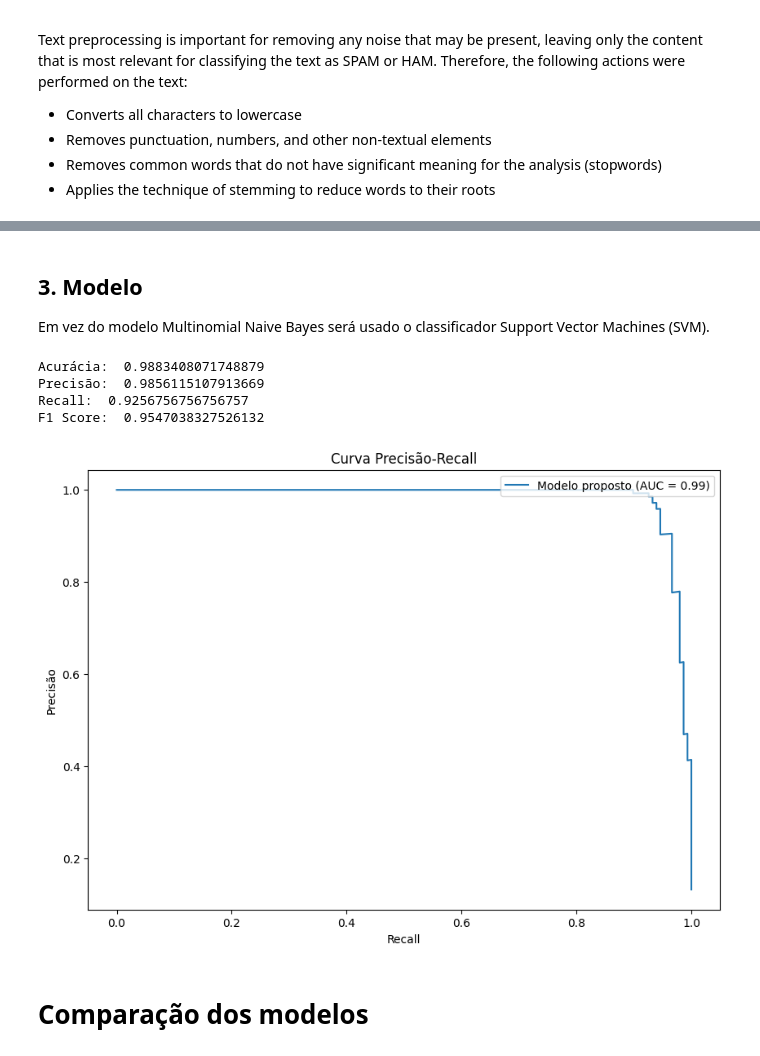
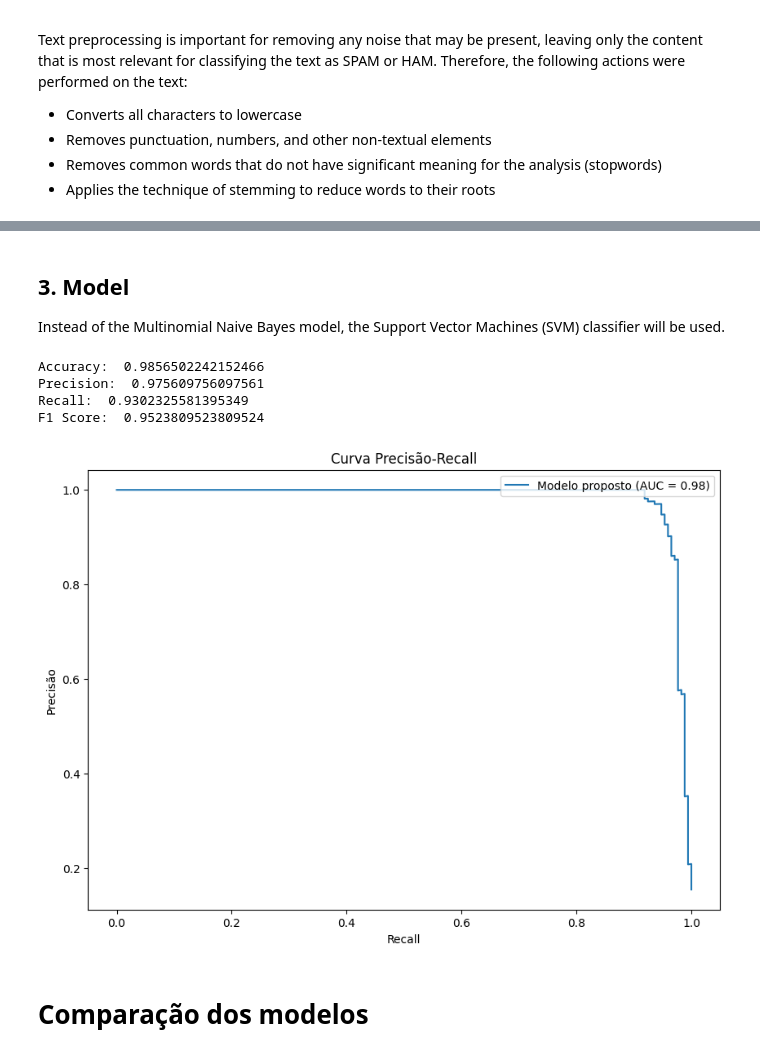
Before and after one commit to FredericoBaker/spam-classifier, a Jupyter notebook: spam.ipynb, the cells around one changed output, grey strips where cells are left out. Saved outputs shown, nothing was run; the diff lists cells and outputs as text; code cells hidden in the pictures.

```diff
--- a/spam.ipynb
+++ b/spam.ipynb
@@ -213,8 +211,8 @@ tfidf = TfidfVectorizer(ngram_range=(1, 3), max_features=5000)
 dtm_train_tfidf = tfidf.fit_transform(features_train)
 dtm_test_tfidf = tfidf.transform(features_test)
 # %% [markdown]
-## 3. Modelo
-Em vez do modelo Multinomial Naive Bayes será usado o classificador Support Vector Machines (SVM).
+## 3. Model
+Instead of the Multinomial Naive Bayes model, the Support Vector Machines (SVM) classifier will be used.
 # %%
 from sklearn.svm import SVC
 
@@ -222,32 +220,32 @@ svm = SVC(kernel='linear', probability=True)
 svm.fit(dtm_train_tfidf, labels_train)
 labels_pred_svm = svm.predict(dtm_test_tfidf)
 # %%
-print("Acurácia: ", metrics.accuracy_score(labels_test_svm, labels_pred_svm))
-print("Precisão: ", metrics.precision_score(labels_test_svm, labels_pred_svm))
+print("Accuracy: ", metrics.accuracy_score(labels_test_svm, labels_pred_svm))
+print("Precision: ", metrics.precision_score(labels_test_svm, labels_pred_svm))
 print("Recall: ", metrics.recall_score(labels_test_svm, labels_pred_svm))
 print("F1 Score: ", metrics.f1_score(labels_test_svm, labels_pred_svm))
 # %% [output]
-Acurácia:  0.9883408071748879
-Precisão:  0.9856115107913669
-Recall:  0.9256756756756757
-F1 Score:  0.9547038327526132
+Accuracy:  0.9856502242152466
+Precision:  0.975609756097561
+Recall:  0.9302325581395349
+F1 Score:  0.9523809523809524
 # %%
 dtm_test_tfidf = tfidf.transform(features_test)
 probs_svm = svm.predict_proba(dtm_test_tfidf)[:,1]
 
 precision_svm, recall_svm, thresholds_svm = metrics.precision_recall_curve(labels_test_svm, probs_svm)
 
-auc_svm = metrics.auc(recall, precision)
+auc_svm = metrics.auc(recall_svm, precision_svm)
 
 plt.figure(figsize=(10, 7))
 plt.plot(recall_svm, precision_svm, label=f'Modelo proposto (AUC = {auc_svm:.2f})')
 plt.xlabel('Recall')
 plt.ylabel('Precisão')
 plt.title('Curva Precisão-Recall')
 plt.legend(loc="upper right")
 plt.show()
 # %% [output]
-[figure, old version]
+[figure, new version]
 # %% [markdown]
 # Comparação dos modelos
 # %%
```
Also changed, not shown: parts of 19 cells of this notebook.
